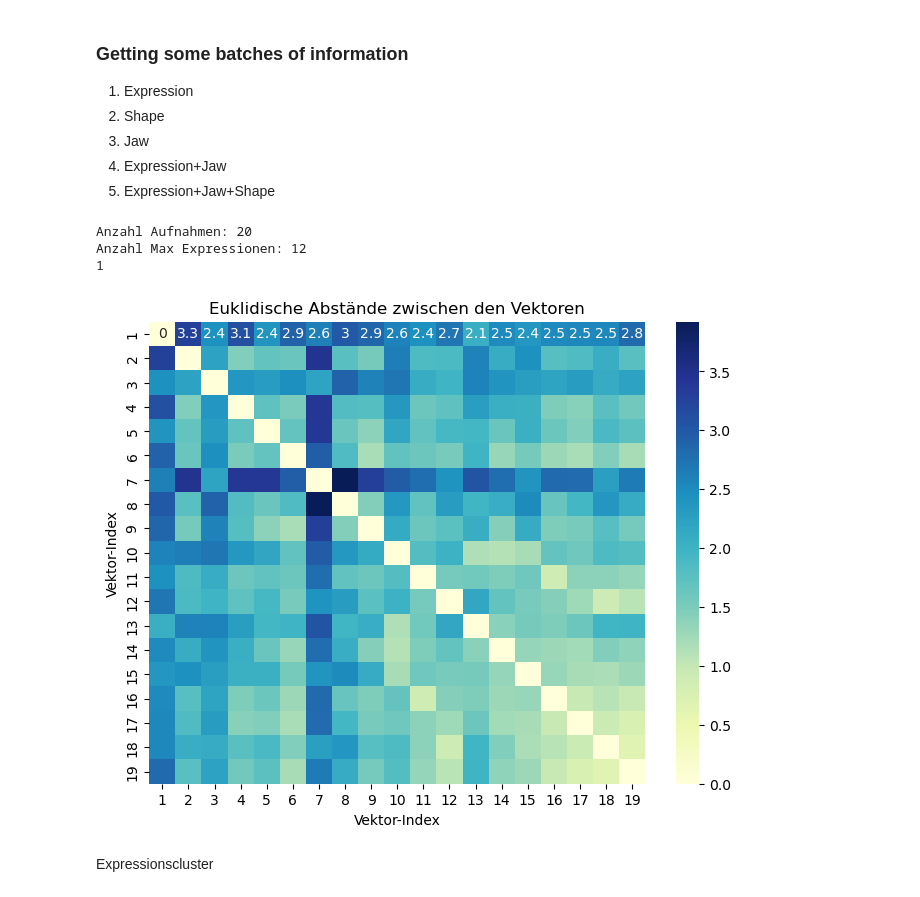
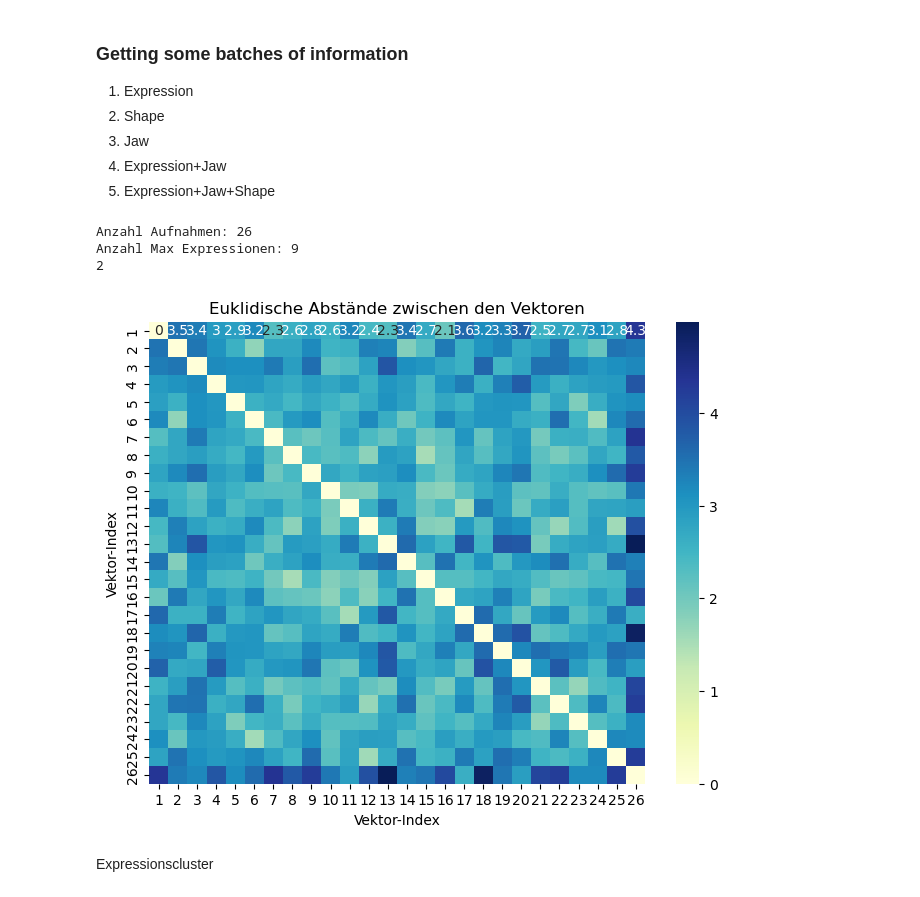
Before and after one commit to mattisdietrich/DECA, a Jupyter notebook: tSNE_exploration.ipynb, the cells around one changed output. Drawn from its saved outputs; the diff is of its cells as text; code cells hidden in the pictures.

```diff
--- a/tSNE_exploration.ipynb
+++ b/tSNE_exploration.ipynb
@@ -19,35 +19,35 @@ import seaborn as sns
 4. Expression+Jaw
 5. Expression+Jaw+Shape
 # %%
-codedict_path = "TestResults/Brenken_Rudolf/"
+codedict_path = "TestResults/Probanden/"
 
-parameters_probands = helpers.get_params(codedict_path)
+parameters_probands = helpers.get_params(codedict_path, add_path = "_wo_shape")
 # %% [output]
-Anzahl Aufnahmen: 20
-Anzahl Max Expressionen: 12
-1
+Anzahl Aufnahmen: 26
+Anzahl Max Expressionen: 9
+2
 # %%
 shape_params_extract = np.concatenate([parameters_probands[4], parameters_probands[5]], axis=-1)
 
 shape_params_one = shape_params_extract[2,:,:]
 
 
-num_vectors = 19
+num_vectors = 26
 
 distances = np.zeros((num_vectors, num_vectors))
 for i in range(num_vectors):
     for j in range(num_vectors):
         distances[i, j] = np.linalg.norm(shape_params_one[i] - shape_params_one[j])
 
 # Visualisierung als Heatmap
 plt.figure(figsize=(8, 6))
 sns.heatmap(distances, annot=True, cmap="YlGnBu", xticklabels=range(1, num_vectors+1), yticklabels=range(1, num_vectors+1))
 plt.title('Euklidische Abstände zwischen den Vektoren')
 plt.xlabel('Vektor-Index')
 plt.ylabel('Vektor-Index')
 plt.show()
 # %% [output]
-[figure, old version]
+[figure, new version]
 # %% [markdown]
 Expressionscluster
 # %%
```
